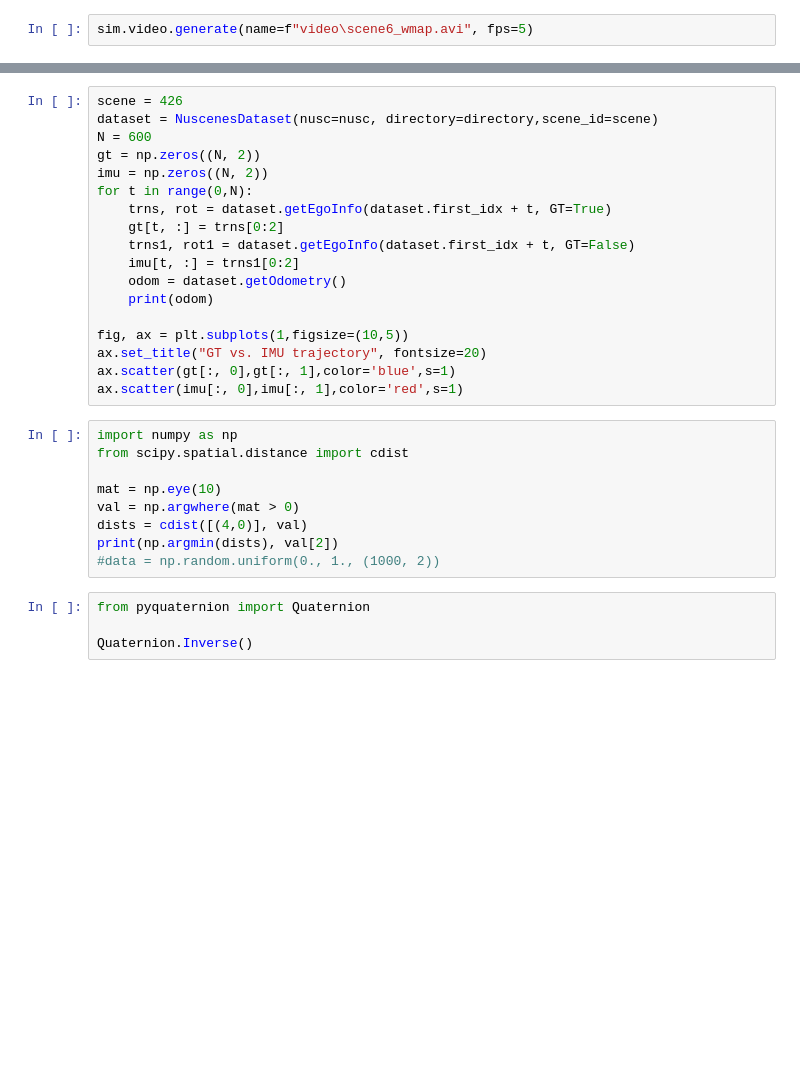
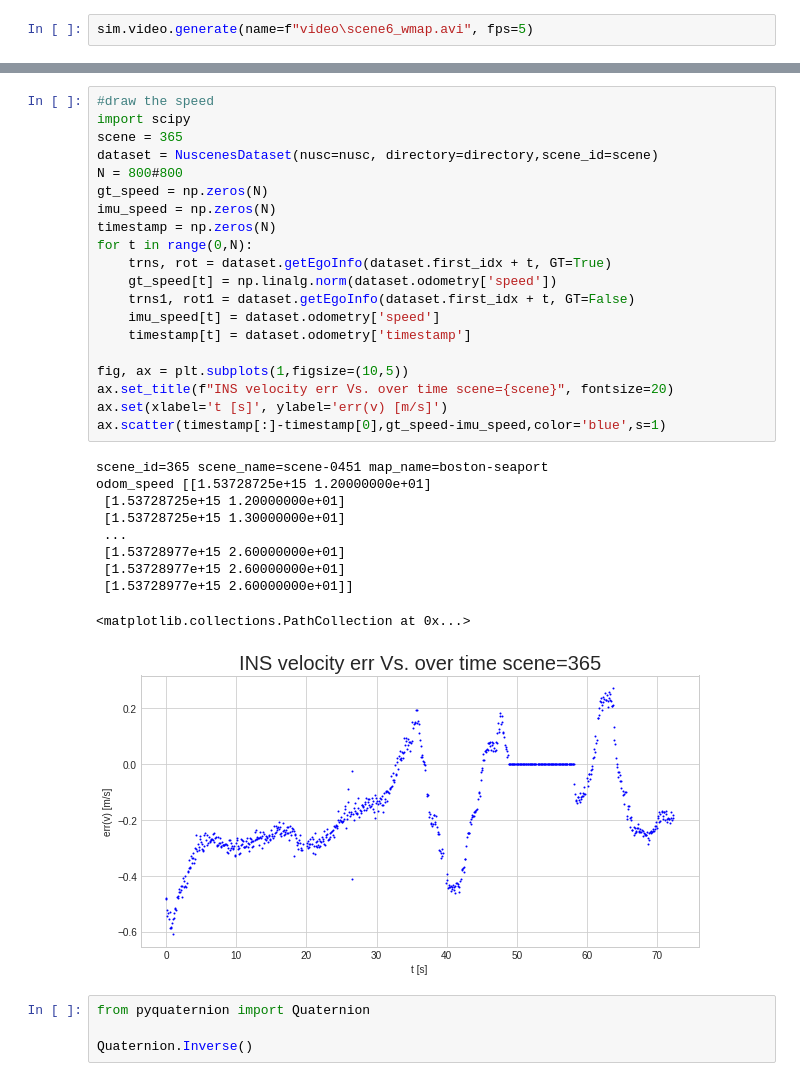
Before and after one commit to kfir1989/RadarLocalization, a Jupyter notebook: Simulation.ipynb, the cells around one changed output, grey strips where cells are left out. Drawn from its saved outputs; the diff is of its cells as text; blank space fills up the shorter version.

```diff
--- a/Simulation.ipynb
+++ b/Simulation.ipynb
@@ -174,30 +264,34 @@ sim.video.generate(name=f"video\scene6_wmap.avi", fps=5)
 # %%
-scene = 426
+#draw the speed
+import scipy
+scene = 365
 dataset = NuscenesDataset(nusc=nusc, directory=directory,scene_id=scene)
-N = 600
-gt = np.zeros((N, 2))
-imu = np.zeros((N, 2))
+N = 800#800
+gt_speed = np.zeros(N)
+imu_speed = np.zeros(N)
+timestamp = np.zeros(N)
 for t in range(0,N):
     trns, rot = dataset.getEgoInfo(dataset.first_idx + t, GT=True)
-    gt[t, :] = trns[0:2]
+    gt_speed[t] = np.linalg.norm(dataset.odometry['speed'])
     trns1, rot1 = dataset.getEgoInfo(dataset.first_idx + t, GT=False)
-    imu[t, :] = trns1[0:2]
-    odom = dataset.getOdometry()
-    print(odom)
+    imu_speed[t] = dataset.odometry['speed']
+    timestamp[t] = dataset.odometry['timestamp']
 
 fig, ax = plt.subplots(1,figsize=(10,5))
-ax.set_title("GT vs. IMU trajectory", fontsize=20)
-ax.scatter(gt[:, 0],gt[:, 1],color='blue',s=1)
-ax.scatter(imu[:, 0],imu[:, 1],color='red',s=1)
+ax.set_title(f"INS velocity err Vs. over time scene={scene}", fontsize=20)
+ax.set(xlabel='t [s]', ylabel='err(v) [m/s]')
+ax.scatter(timestamp[:]-timestamp[0],gt_speed-imu_speed,color='blue',s=1)
+# %% [output]
+scene_id=365 scene_name=scene-0451 map_name=boston-seaport
+odom_speed [[1.53728725e+15 1.20000000e+01]
+ [1.53728725e+15 1.20000000e+01]
+ [1.53728725e+15 1.30000000e+01]
+ ...
+ [1.53728977e+15 2.60000000e+01]
+ [1.53728977e+15 2.60000000e+01]
+ [1.53728977e+15 2.60000000e+01]]
+<matplotlib.collections.PathCollection at 0x...>
+[figure, added]
-# %%
-import numpy as np
-from scipy.spatial.distance import cdist
-
-mat = np.eye(10)
-val = np.argwhere(mat > 0)
-dists = cdist([(4,0)], val)
-print(np.argmin(dists), val[2])
-#data = np.random.uniform(0., 1., (1000, 2))
 # %%
 from pyquaternion import Quaternion
 
```
Also changed, not shown: parts of 6 cells of this notebook, 5 other files.
